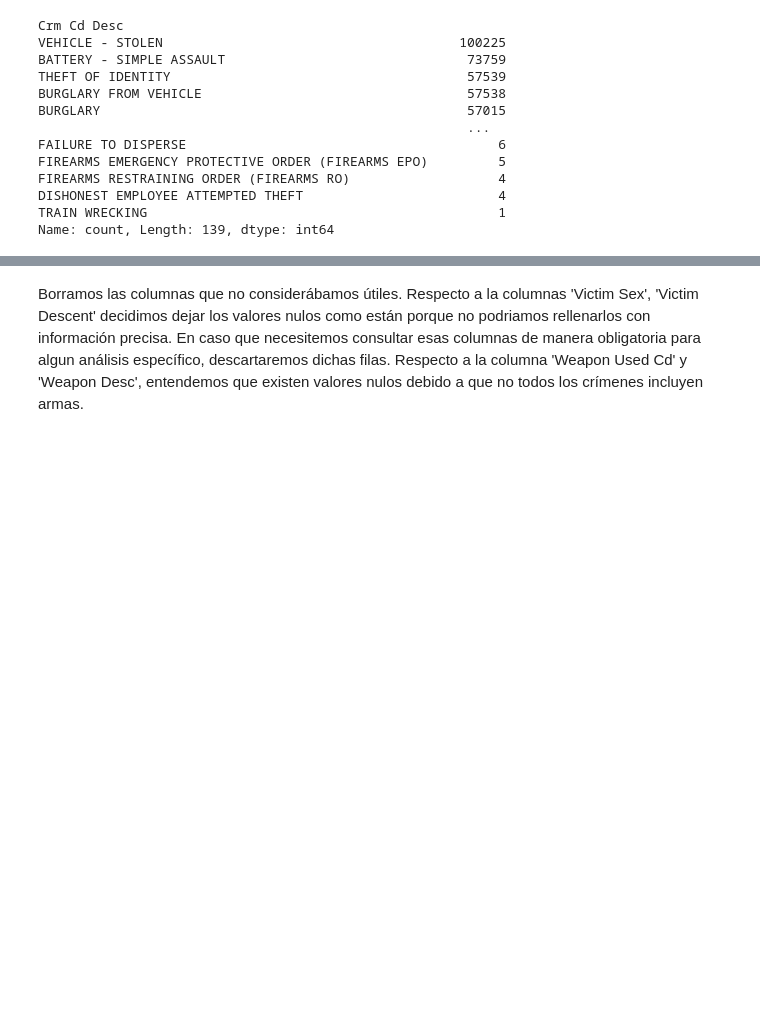
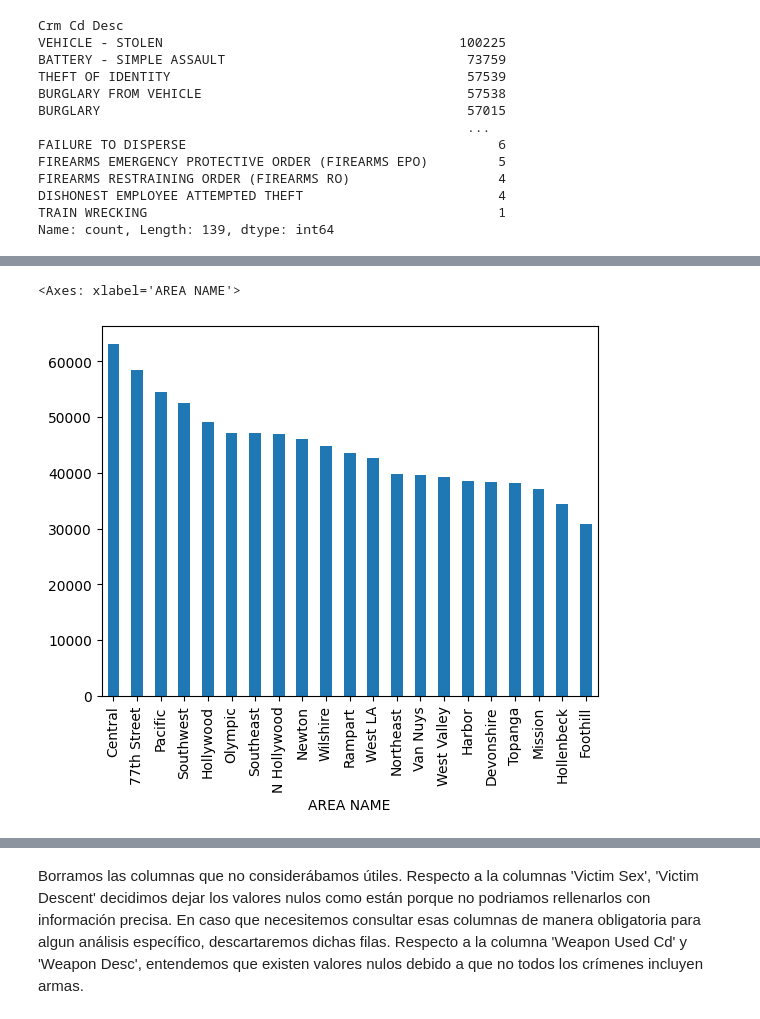
Before and after one commit to scamipia/DataAnalyticsGrupo3, a Jupyter notebook: dataset.ipynb, the cells around one changed output, grey strips where cells are left out. Cells and saved outputs as stored; diff of their text form; code cells hidden in the pictures; blank space fills up the shorter version.

```diff
--- a/dataset.ipynb
+++ b/dataset.ipynb
@@ -156,0 +214,5 @@ memory usage: 163.6+ MB
+# %%
+df['AREA NAME'].value_counts().plot(kind='bar')
+# %% [output]
+<Axes: xlabel='AREA NAME'>
+[figure, added]
```
Also changed, not shown: parts of 13 cells of this notebook, 1 other file.
